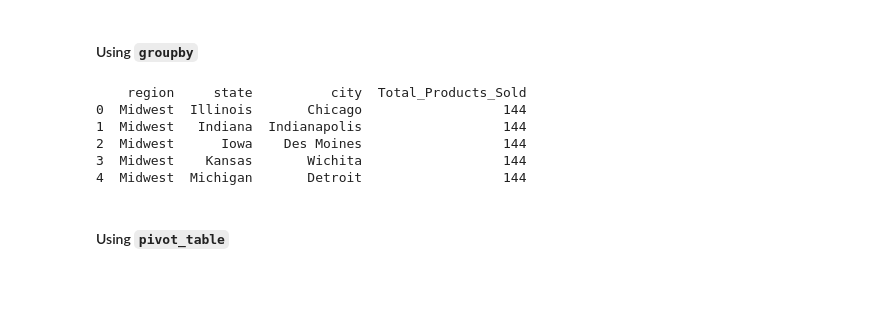
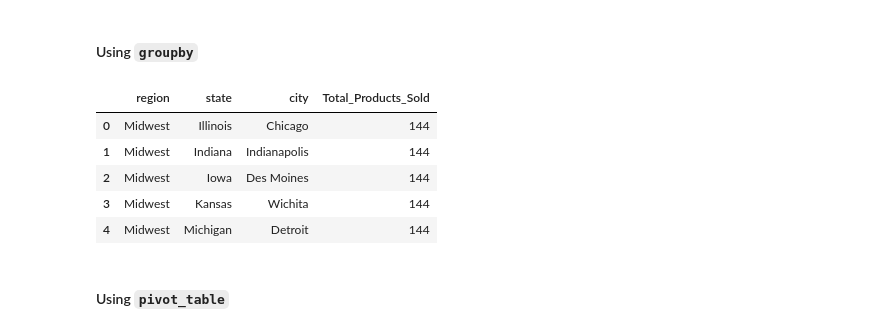
Before and after one commit to tawlee/athletic_sales_analysis, a Jupyter notebook: athletic_sales_analysis_starter_code.ipynb, the cells around one changed output. Cells and saved outputs as stored; diff of their text form; code cells hidden in the pictures; blank space fills up the shorter version.

```diff
--- a/athletic_sales_analysis_starter_code.ipynb
+++ b/athletic_sales_analysis_starter_code.ipynb
@@ -151,18 +151,19 @@ dtype: object
 #### Using `groupby`
 # %%
 # Show the number products sold for region, state, and city.
+# Used coding from in-class exercise from chapter 5 as reference.
 # Rename the sum to "Total_Products_Sold".
 total_products_sold = combined_df.groupby(['region', 'state', 'city']).size().reset_index(name='Total_Products_Sold')
 
 # Show the top 5 results.
-print(total_products_sold.head(5))
+total_products_sold.head(5)
 # %% [output]
-    region     state          city  Total_Products_Sold
-0  Midwest  Illinois       Chicago                  144
-1  Midwest   Indiana  Indianapolis                  144
-2  Midwest      Iowa    Des Moines                  144
-3  Midwest    Kansas       Wichita                  144
-4  Midwest  Michigan       Detroit                  144
+|  | region | state | city | Total_Products_Sold |
+| 0 | Midwest | Illinois | Chicago | 144 |
+| 1 | Midwest | Indiana | Indianapolis | 144 |
+| 2 | Midwest | Iowa | Des Moines | 144 |
+| 3 | Midwest | Kansas | Wichita | 144 |
+| 4 | Midwest | Michigan | Detroit | 144 |
 # %% [markdown]
 #### Using `pivot_table`
 # %%
```
Also changed, not shown: parts of 7 cells of this notebook.
